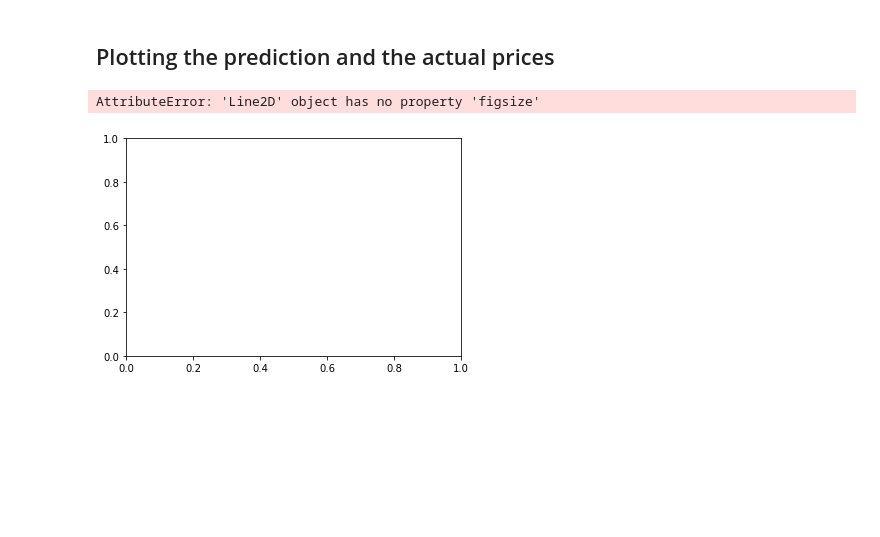
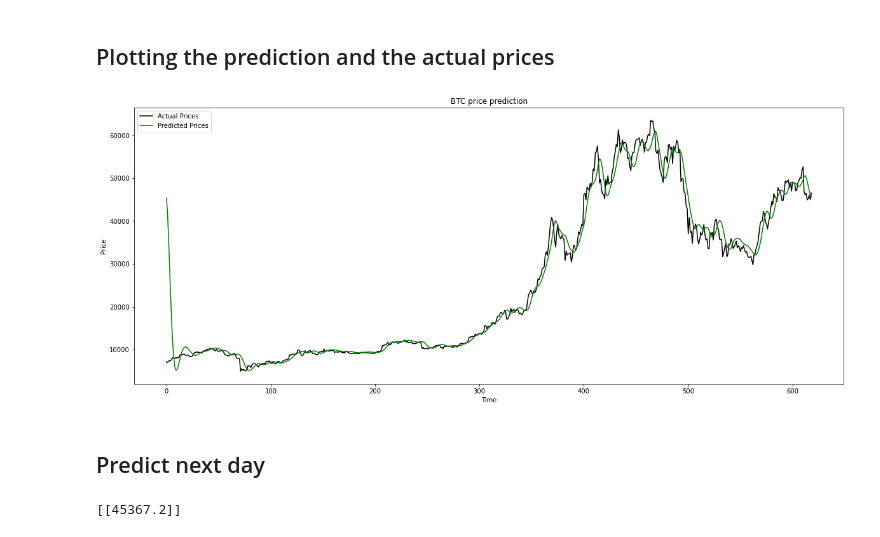
Before and after one commit to rayaroun/Data-Analytics-Projects, a Jupyter notebook: Predicting Crypto Prices/NewPrediction.ipynb, the cells around one changed output. Saved outputs shown, nothing was run; the diff lists cells and outputs as text; code cells hidden in the pictures; blank space fills up the shorter version.

Commit message:
predicting for the next day

```diff
--- a/Predicting Crypto Prices/NewPrediction.ipynb
+++ b/Predicting Crypto Prices/NewPrediction.ipynb
@@ -133,19 +133,36 @@ prediction_p = scaler.inverse_transform(prediction_prices)
 # %% [markdown]
 ## Plotting the prediction and the actual prices
 # %%
-plt.plot(actual_prices, color = 'black' , label = 'Actual Prices' , figsize = (20,8) )
+plt.figure(figsize=(20,8))
+
+plt.plot(actual_prices, color = 'black' , label = 'Actual Prices' )
 
 plt.plot(prediction_p , color = 'green' , label = 'Predicted Prices')
 
 plt.title(f'{crypto} price prediction')
 
 plt.xlabel('Time')
 
 plt.ylabel('Price')
 
 plt.legend(loc = 'upper left')
 
 plt.show()
 # %% [output]
-AttributeError: 'Line2D' object has no property 'figsize'
-[figure, old version]
+[figure, new version]
+# %% [markdown]
+## Predict next day
+# %%
+real_data = [model_inputs[len(model_inputs) + 1 - prediction_days:len(model_inputs) + 1, 0]]
+
+real_data = np.array(real_data)
+
+real_data = np.reshape(real_data , (real_data.shape[0], real_data.shape[1], 1))
+
+prediction = model.predict(real_data)
+
+pd = scaler.inverse_transform(prediction)
+
+print(pd)
+# %% [output]
+[[45367.2]]
```
